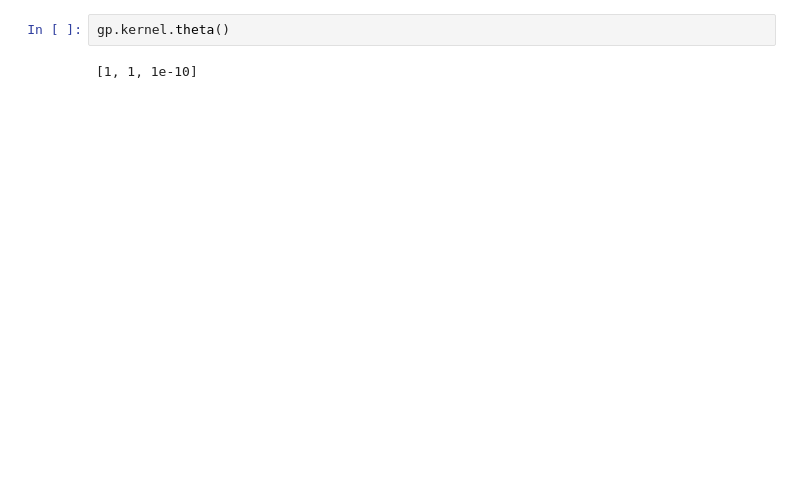
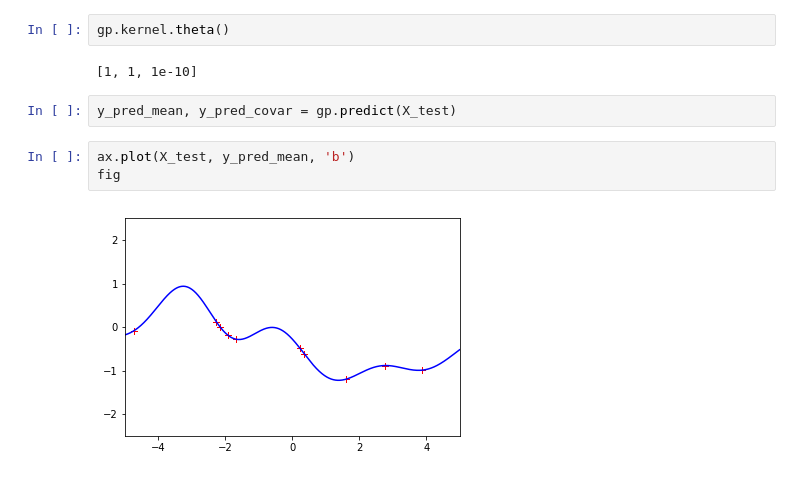
Before and after one commit to michaeloneill/GaussianProcesses, a Jupyter notebook: GP2.ipynb, the cells around one changed output. Saved outputs shown, nothing was run; the diff lists cells and outputs as text; blank space fills up the shorter version.

```diff
--- a/GP2.ipynb
+++ b/GP2.ipynb
@@ -194,3 +195,10 @@ array([  1.00000000e+00,   1.00000000e+00,   1.00000000e-10])
 gp.kernel.theta()
 # %% [output]
 [1, 1, 1e-10]
+# %%
+y_pred_mean, y_pred_covar = gp.predict(X_test)
+# %%
+ax.plot(X_test, y_pred_mean, 'b')
+fig
+# %% [output]
+[figure, added]
```
Also changed, not shown: parts of 11 cells of this notebook.
